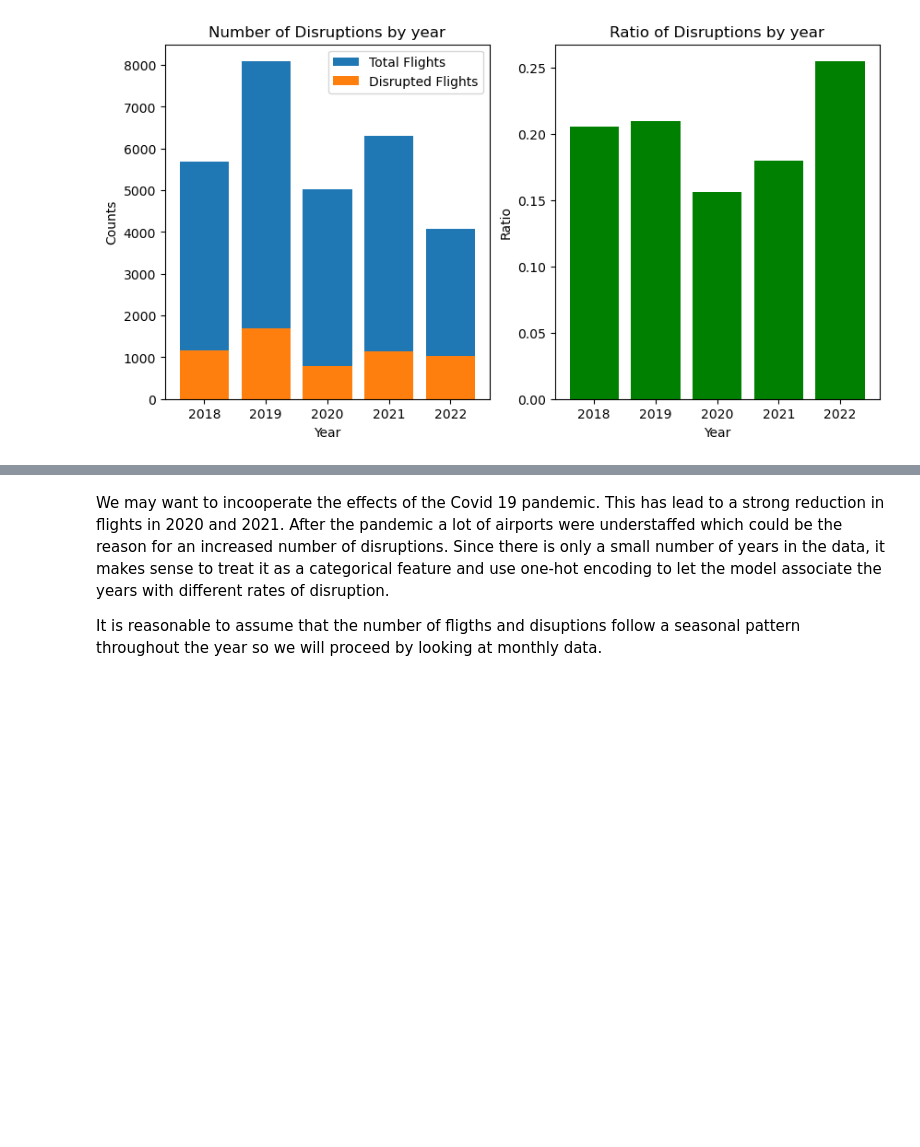
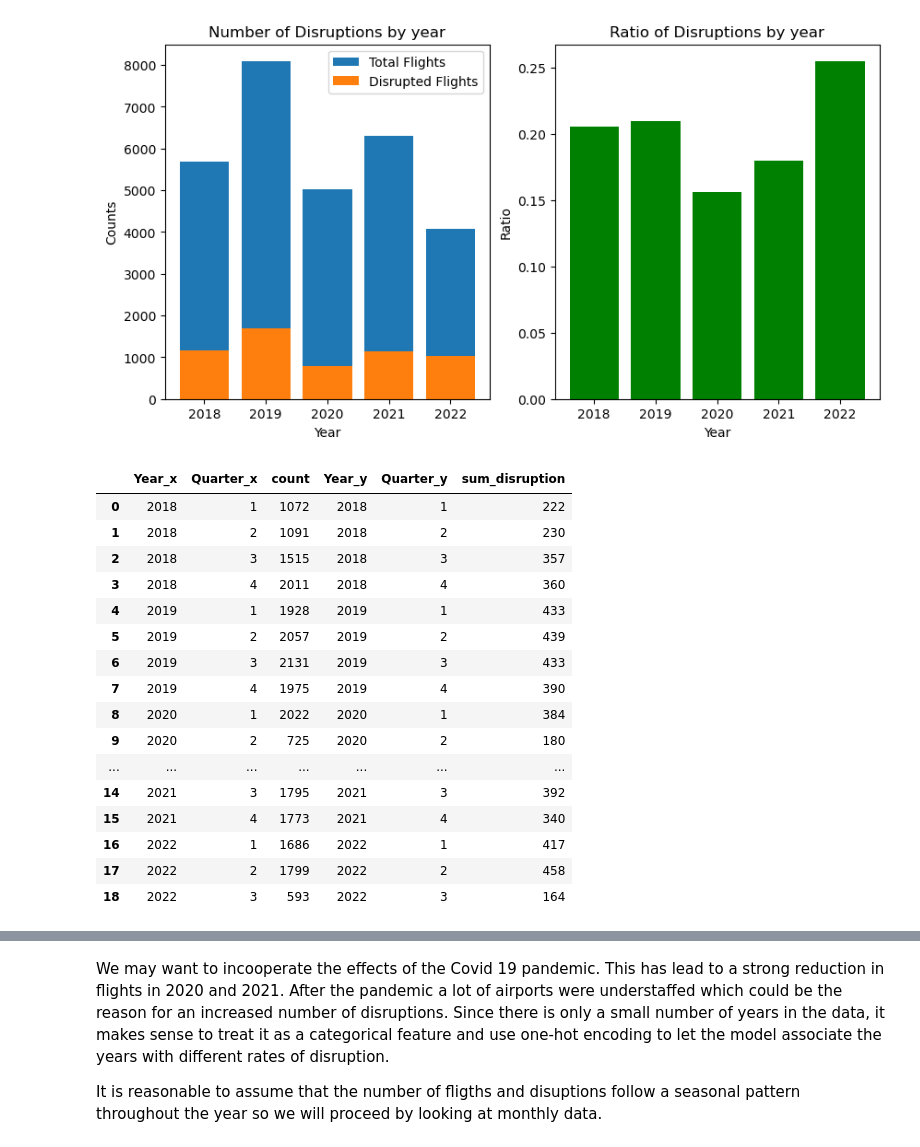
Before and after one commit to samuelleehope/ID5059_Flight_Prediction, a Jupyter notebook: ID5059Project1.ipynb, the cells around one changed output, grey strips where cells are left out. Cells and saved outputs as stored; diff of their text form; code cells hidden in the pictures; blank space fills up the shorter version.

```diff
--- a/ID5059Project1.ipynb
+++ b/ID5059Project1.ipynb
@@ -149,3 +168,25 @@ ax2.set_ylabel('Ratio')
 # %% [output]
 Text(0, 0.5, 'Ratio')
 [figure]
+# %%
+pd.merge(flights_raw.groupby(['Year','Quarter']).size().reset_index(name='Flights'),
+         flights_raw.groupby(['Year','Quarter'])['Disruption'].sum().reset_index(name='Disruptions'),
+         left_index=True, right_index=True)
+# %% [output]
+|  | Year_x | Quarter_x | count | Year_y | Quarter_y | sum_disruption |
+| 0 | 2018 | 1 | 1072 | 2018 | 1 | 222 |
+| 1 | 2018 | 2 | 1091 | 2018 | 2 | 230 |
+| 2 | 2018 | 3 | 1515 | 2018 | 3 | 357 |
+| 3 | 2018 | 4 | 2011 | 2018 | 4 | 360 |
+| 4 | 2019 | 1 | 1928 | 2019 | 1 | 433 |
+| 5 | 2019 | 2 | 2057 | 2019 | 2 | 439 |
+| 6 | 2019 | 3 | 2131 | 2019 | 3 | 433 |
+| 7 | 2019 | 4 | 1975 | 2019 | 4 | 390 |
+| 8 | 2020 | 1 | 2022 | 2020 | 1 | 384 |
+| 9 | 2020 | 2 | 725 | 2020 | 2 | 180 |
+| ... | ... | ... | ... | ... | ... | ... |
+| 14 | 2021 | 3 | 1795 | 2021 | 3 | 392 |
+| 15 | 2021 | 4 | 1773 | 2021 | 4 | 340 |
+| 16 | 2022 | 1 | 1686 | 2022 | 1 | 417 |
+| 17 | 2022 | 2 | 1799 | 2022 | 2 | 458 |
+| 18 | 2022 | 3 | 593 | 2022 | 3 | 164 |
```
Also changed, not shown: parts of 12 cells of this notebook.
